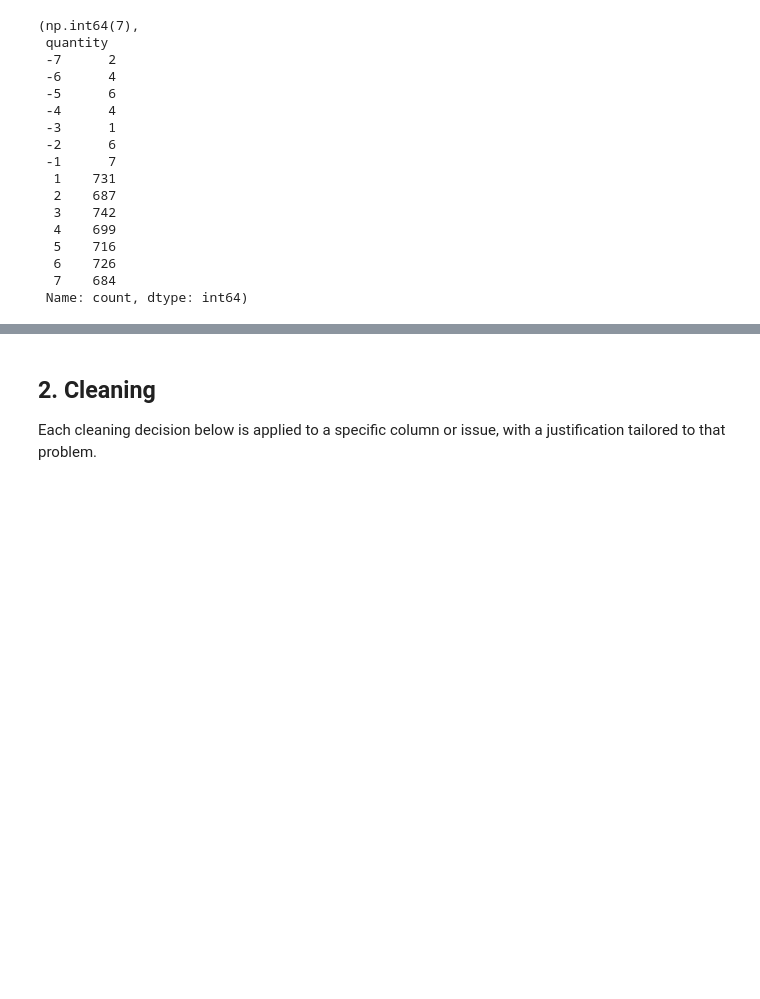
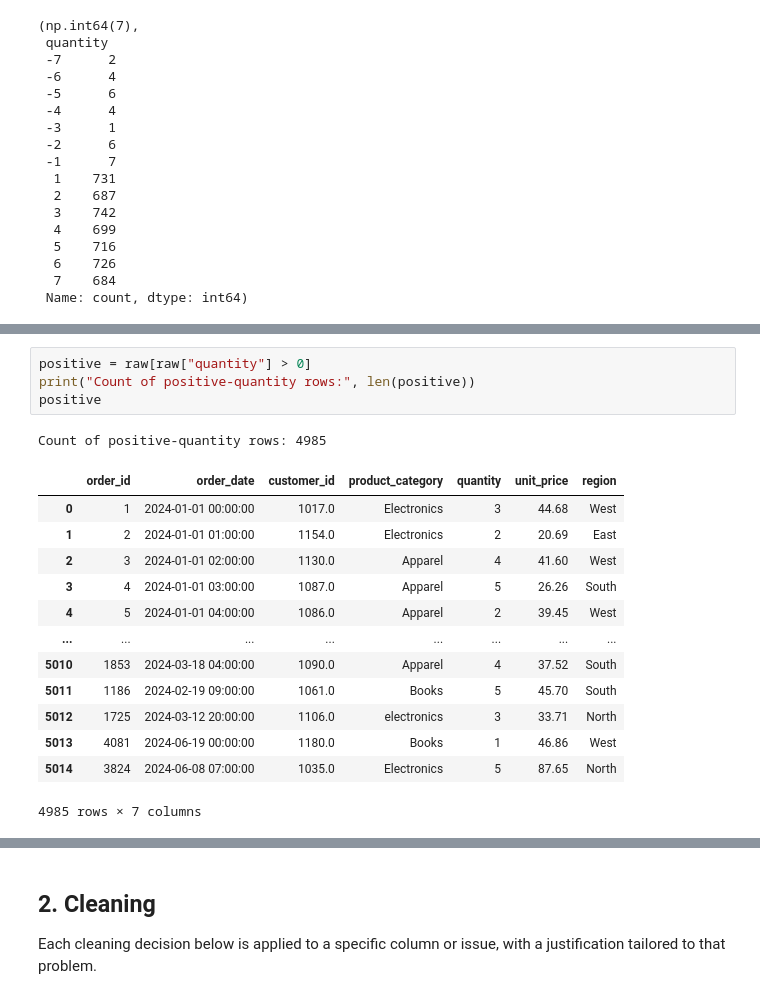
Before and after one commit to RabiaHussain1498/week5-eda, a Jupyter notebook: orders_eda.ipynb, the cells around one changed output, grey strips where cells are left out. Cells and saved outputs as stored; diff of their text form; blank space fills up the shorter version.

```diff
--- a/orders_eda.ipynb
+++ b/orders_eda.ipynb
@@ -178,0 +204,19 @@ the min already showed a problem (negative values); checking the max and full di
+# %%
+positive = raw[raw["quantity"] > 0]
+print("Count of positive-quantity rows:", len(positive))
+positive
+# %% [output]
+Count of positive-quantity rows: 4985
+|  | order_id | order_date | customer_id | product_category | quantity | unit_price | region |
+| 0 | 1 | 2024-01-01 00:00:00 | 1017.0 | Electronics | 3 | 44.68 | West |
+| 1 | 2 | 2024-01-01 01:00:00 | 1154.0 | Electronics | 2 | 20.69 | East |
+| 2 | 3 | 2024-01-01 02:00:00 | 1130.0 | Apparel | 4 | 41.60 | West |
+| 3 | 4 | 2024-01-01 03:00:00 | 1087.0 | Apparel | 5 | 26.26 | South |
+| 4 | 5 | 2024-01-01 04:00:00 | 1086.0 | Apparel | 2 | 39.45 | West |
+| ... | ... | ... | ... | ... | ... | ... | ... |
+| 5010 | 1853 | 2024-03-18 04:00:00 | 1090.0 | Apparel | 4 | 37.52 | South |
+| 5011 | 1186 | 2024-02-19 09:00:00 | 1061.0 | Books | 5 | 45.70 | South |
+| 5012 | 1725 | 2024-03-12 20:00:00 | 1106.0 | electronics | 3 | 33.71 | North |
+| 5013 | 4081 | 2024-06-19 00:00:00 | 1180.0 | Books | 1 | 46.86 | West |
+| 5014 | 3824 | 2024-06-08 07:00:00 | 1035.0 | Electronics | 5 | 87.65 | North |
+4985 rows × 7 columns
```
Also changed, not shown: parts of 7 cells of this notebook.
